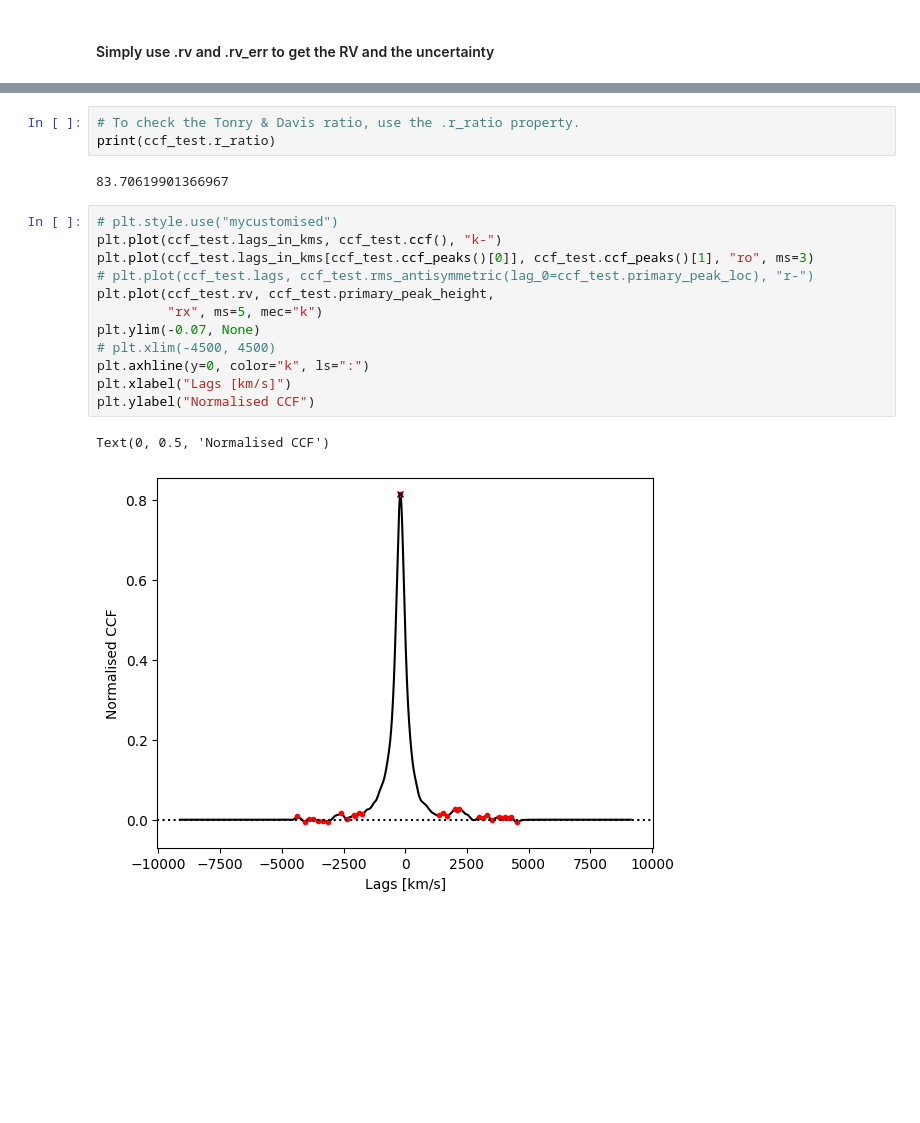
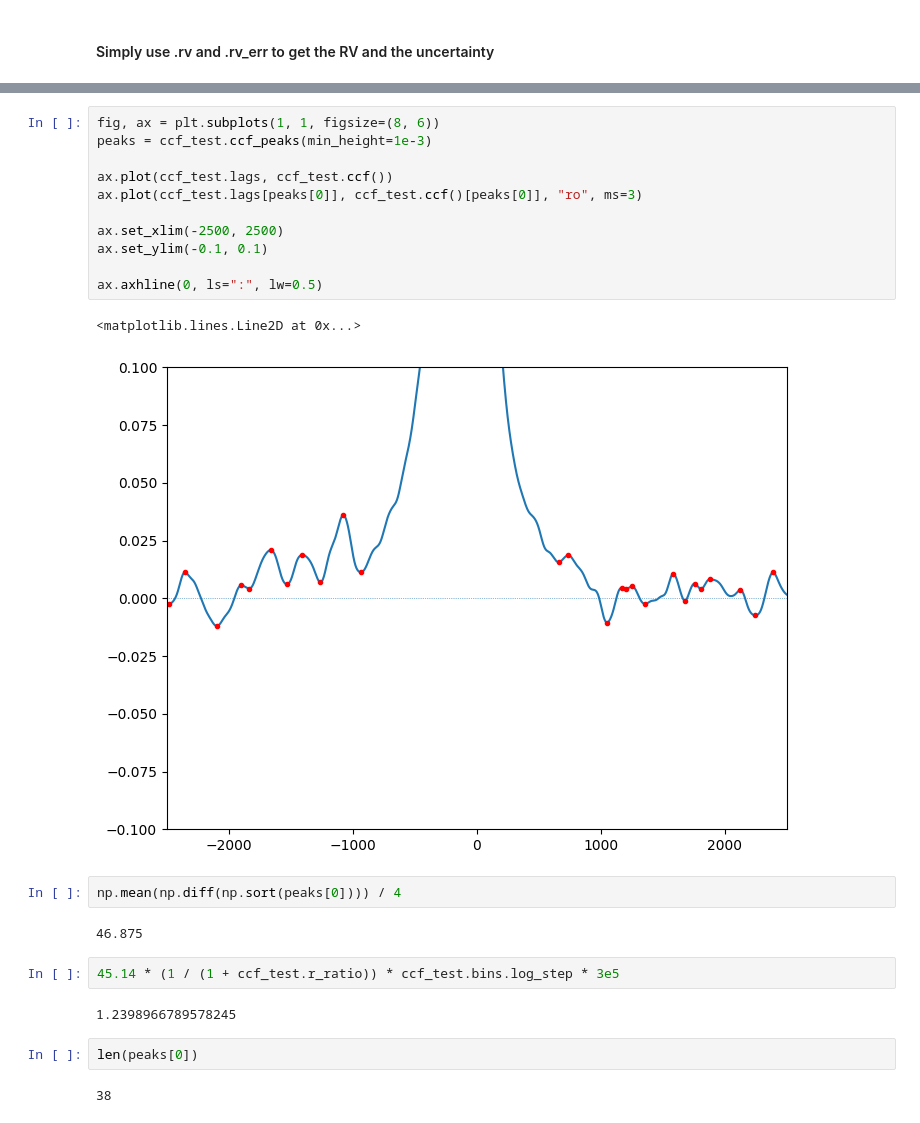
Before and after one commit to coryzh/ccf, a Jupyter notebook: examples/example_simulated_data.ipynb, the cells around one changed output, grey strips where cells are left out. Saved outputs shown, nothing was run; the diff lists cells and outputs as text; blank space fills up the shorter version.

```diff
--- a/examples/example_simulated_data.ipynb
+++ b/examples/example_simulated_data.ipynb
@@ -50,20 +50,26 @@ print(f"{ccf_test.rv:.2f} +/- {ccf_test.rv_err:.2f} km/s")
-# %%
-# To check the Tonry & Davis ratio, use the .r_ratio property.
-print(ccf_test.r_ratio)
-# %% [output]
-83.70619901366967
-# %%
-# plt.style.use("mycustomised")
-plt.plot(ccf_test.lags_in_kms, ccf_test.ccf(), "k-")
-plt.plot(ccf_test.lags_in_kms[ccf_test.ccf_peaks()[0]], ccf_test.ccf_peaks()[1], "ro", ms=3)
-# plt.plot(ccf_test.lags, ccf_test.rms_antisymmetric(lag_0=ccf_test.primary_peak_loc), "r-")
-plt.plot(ccf_test.rv, ccf_test.primary_peak_height,
-         "rx", ms=5, mec="k")
-plt.ylim(-0.07, None)
-# plt.xlim(-4500, 4500)
-plt.axhline(y=0, color="k", ls=":")
-plt.xlabel("Lags [km/s]")
-plt.ylabel("Normalised CCF")
-# %% [output]
-Text(0, 0.5, 'Normalised CCF')
-[figure, removed]
+# %%
+fig, ax = plt.subplots(1, 1, figsize=(8, 6))
+peaks = ccf_test.ccf_peaks(min_height=1e-3)
+
+ax.plot(ccf_test.lags, ccf_test.ccf())
+ax.plot(ccf_test.lags[peaks[0]], ccf_test.ccf()[peaks[0]], "ro", ms=3)
+
+ax.set_xlim(-2500, 2500)
+ax.set_ylim(-0.1, 0.1)
+
+ax.axhline(0, ls=":", lw=0.5)
+# %% [output]
+<matplotlib.lines.Line2D at 0x...>
+[figure, added]
+# %%
+np.mean(np.diff(np.sort(peaks[0]))) / 4
+# %% [output]
+46.875
+# %%
+45.14 * (1 / (1 + ccf_test.r_ratio)) * ccf_test.bins.log_step * 3e5
+# %% [output]
+1.2398966789578245
+# %%
+len(peaks[0])
+# %% [output]
+38
```
Also changed, not shown: parts of 2 cells of this notebook.
